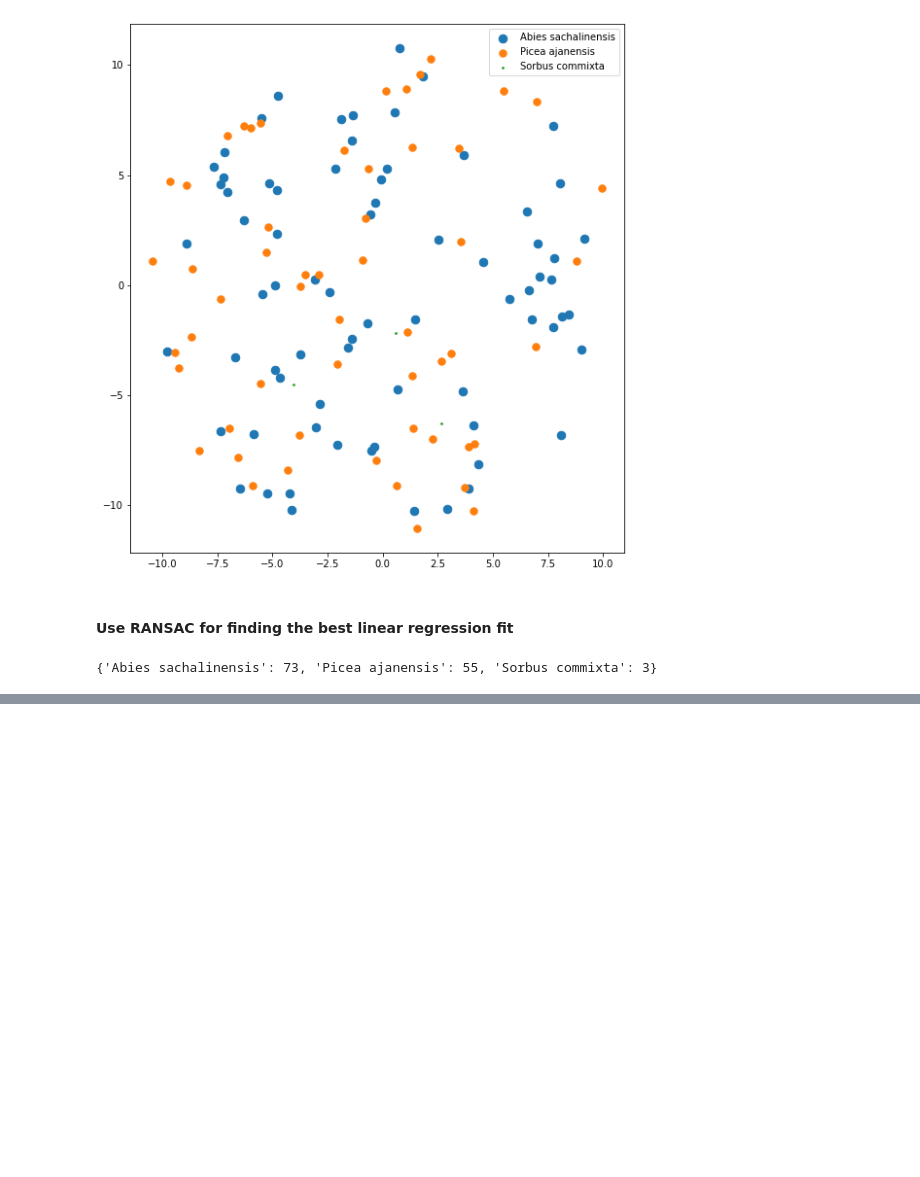
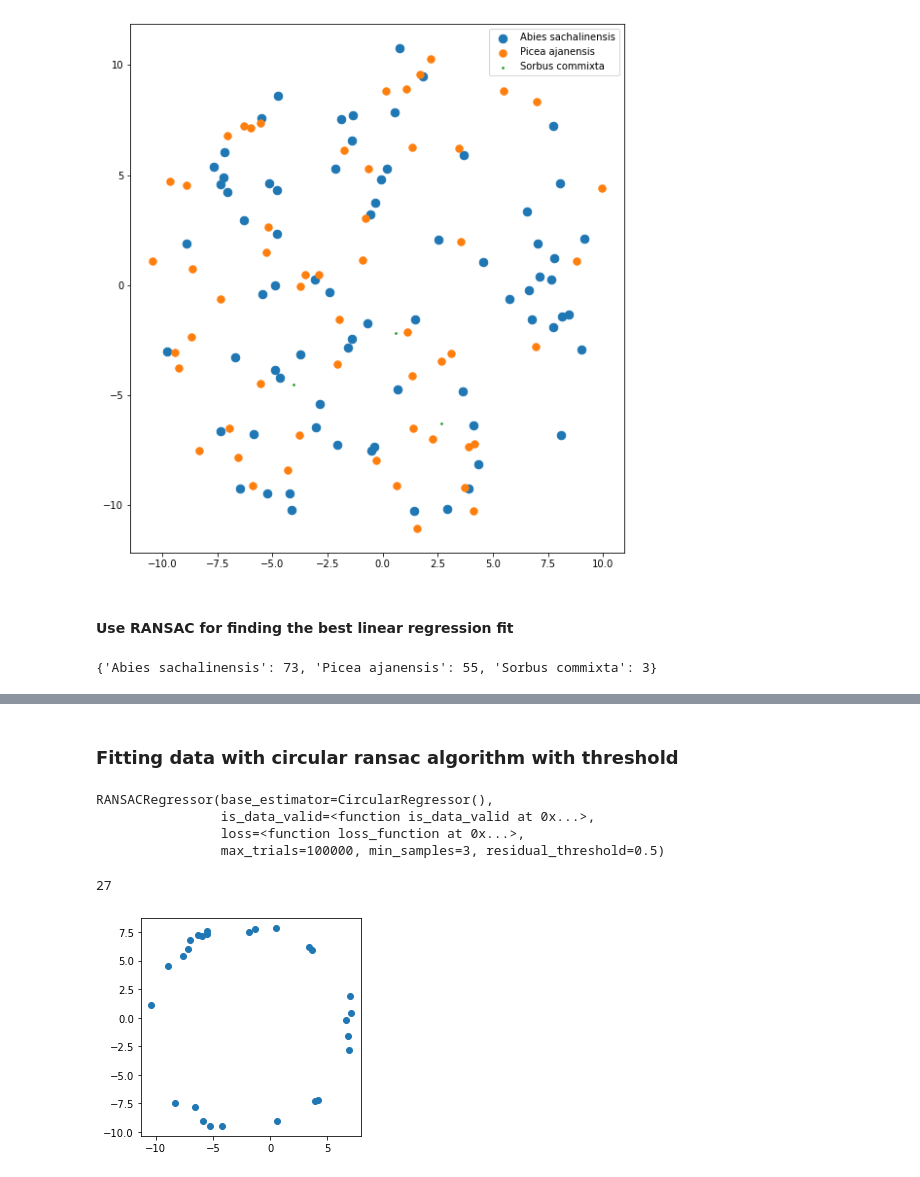
Before and after one commit to scidam/pyworks, a Jupyter notebook: spat27_11_2021/main.ipynb, the cells around one changed output, grey strips where cells are left out. Cells and saved outputs as stored; diff of their text form; code cells hidden in the pictures; blank space fills up the shorter version.

```diff
--- a/spat27_11_2021/main.ipynb
+++ b/spat27_11_2021/main.ipynb
@@ -74,0 +185,19 @@ The number of outlier points: 1
+# %%
+from sklearn.base import BaseEstimator, RegressorMixin
+
+class CircularRegressor(BaseEstimator, RegressorMixin):
+
+    def fit(self, X, y=None):
+        if len(X[:, 0]) >= 3:
+            self.xc, self.yc, self.rc = get_circle_coordinates(X[0][0], X[0][1], X[1][0], X[1][1], X[2][0], X[2][1])
+            self.points = X.copy()
+        else:
+            raise ValueError("Hoh")
+
+
+    def predict(self, X, y=None):
+        #breakpoint()
+        return np.abs(((X[:,0] - self.xc) ** 2 + (X[:,1] - self.yc) ** 2) ** (1.0 / 2.0) - self.rc)
+
+    def score(self, X, y=None):
+        return len(X[:, 0])
@@ -74,0 +215,33 @@ The number of outlier points: 1
+# %% [markdown]
+### Fitting data with circular ransac algorithm with threshold
+# %%
+def loss_function(y, y_pred):
+    return np.abs(y_pred)
+# %%
+residual_threshold = 0.5
+ransac = linear_model.RANSACRegressor(
+    base_estimator=CircularRegressor(),
+    loss=loss_function,
+    max_trials=100000,
+    is_data_valid=is_data_valid,
+    min_samples=3,
+    residual_threshold=residual_threshold
+)
+# %%
+data=np.vstack([df.x, df.y]).T
+ransac.fit(data, np.zeros_like(data[:, 0]))
+# %% [output]
+RANSACRegressor(base_estimator=CircularRegressor(),
+                is_data_valid=<function is_data_valid at 0x...>,
+                loss=<function loss_function at 0x...>,
+                max_trials=100000, min_samples=3, residual_threshold=0.5)
+# %%
+ransac.inlier_mask_.sum()
+# %% [output]
+27
+# %%
+plt.plot(df[ransac.inlier_mask_].x, df[ransac.inlier_mask_].y, 'o')
+plt.gca().set_aspect('equal', 'box')
+plt.show()
+# %% [output]
+[figure, added]
```
Also changed, not shown: parts of 11 cells of this notebook, 6 other files.
